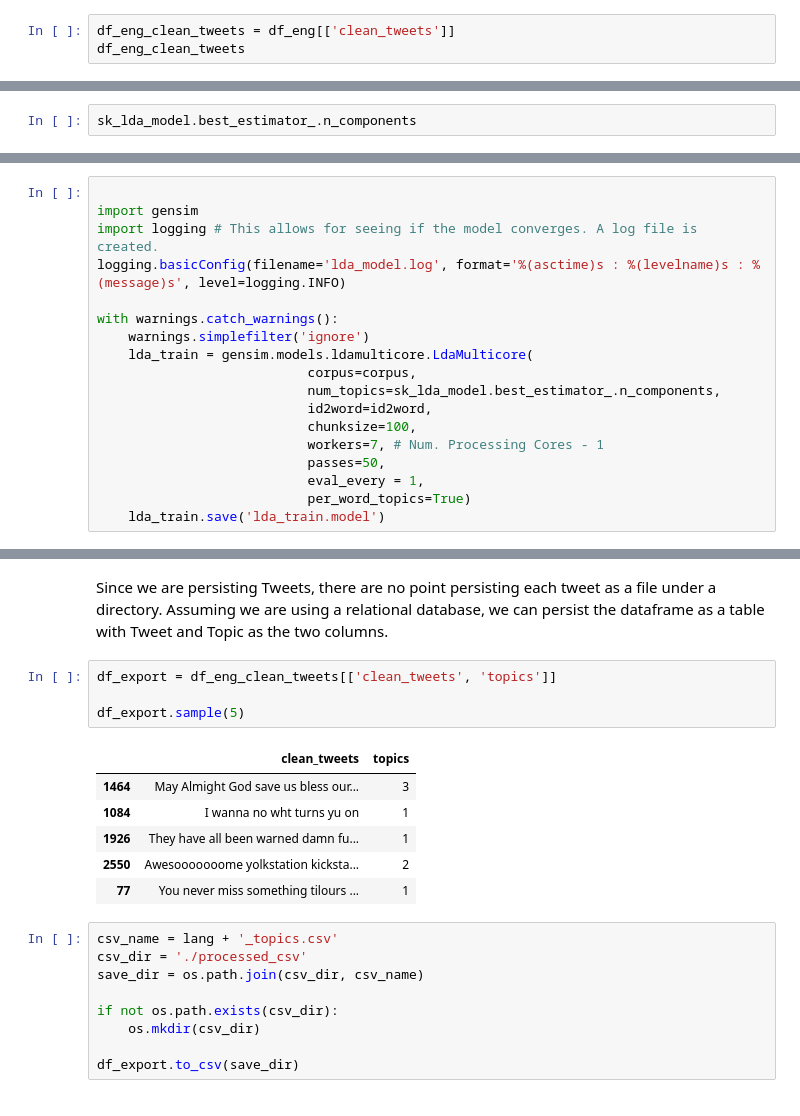
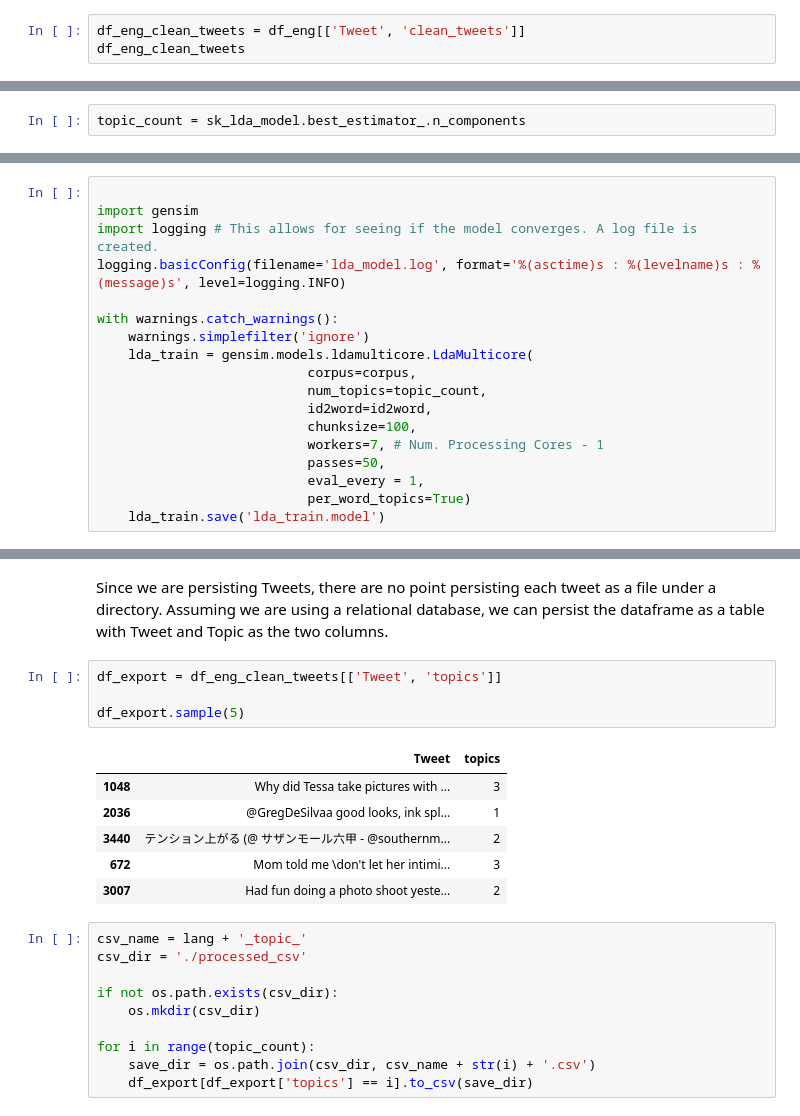
Before and after one commit to bingyuyap/multilingual-topic-modelling, a Jupyter notebook: tweets-processing.ipynb, the cells around one changed output, grey strips where cells are left out. Cells and saved outputs as stored; diff of their text form.

```diff
--- a/tweets-processing.ipynb
+++ b/tweets-processing.ipynb
@@ -46,6 +46,6 @@ df_eng
 # %% [markdown]
 Since we just want the `clean_tweets` we can just omit other columns.
 # %%
-df_eng_clean_tweets = df_eng[['clean_tweets']]
+df_eng_clean_tweets = df_eng[['Tweet', 'clean_tweets']]
 df_eng_clean_tweets
 # %% [output]
@@ -279,2 +326,2 @@ LDA model Perplexity on train data 601.1577740141136
 # %%
-sk_lda_model.best_estimator_.n_components
+topic_count = sk_lda_model.best_estimator_.n_components
@@ -338,7 +390,7 @@ with warnings.catch_warnings():
     warnings.simplefilter('ignore')
     lda_train = gensim.models.ldamulticore.LdaMulticore(
                            corpus=corpus,
-                           num_topics=sk_lda_model.best_estimator_.n_components,
+                           num_topics=topic_count,
                            id2word=id2word,
                            chunksize=100,
                            workers=7, # Num. Processing Cores - 1
@@ -395,22 +447,23 @@ df_eng_clean_tweets.sample(5)
 # %% [markdown]
 Since we are persisting Tweets, there are no point persisting each tweet as a file under a directory. Assuming we are using a relational database, we can persist the dataframe as a table with Tweet and Topic as the two columns.
 # %%
-df_export = df_eng_clean_tweets[['clean_tweets', 'topics']]
+df_export = df_eng_clean_tweets[['Tweet', 'topics']]
 
 df_export.sample(5)
 # %% [output]
-|  | clean_tweets | topics |
-| 1464 | May Almight God save us bless our... | 3 |
-| 1084 | I wanna no wht turns yu on | 1 |
-| 1926 | They have all been warned damn fu... | 1 |
-| 2550 | Awesooooooome yolkstation kicksta... | 2 |
-| 77 | You never miss something tilours ... | 1 |
+|  | Tweet | topics |
+| 1048 | Why did Tessa take pictures with ... | 3 |
+| 2036 | @GregDeSilvaa good looks, ink spl... | 1 |
+| 3440 | テンション上がる (@ サザンモール六甲 - @southernm... | 2 |
+| 672 | Mom told me \don't let her intimi... | 3 |
+| 3007 | Had fun doing a photo shoot yeste... | 2 |
 # %%
-csv_name = lang + '_topics.csv'
+csv_name = lang + '_topic_'
 csv_dir = './processed_csv'
-save_dir = os.path.join(csv_dir, csv_name)
 
 if not os.path.exists(csv_dir):
     os.mkdir(csv_dir)
 
-df_export.to_csv(save_dir)
+for i in range(topic_count):
+    save_dir = os.path.join(csv_dir, csv_name + str(i) + '.csv')
+    df_export[df_export['topics'] == i].to_csv(save_dir)
```
Also changed, not shown: parts of 24 cells of this notebook.
